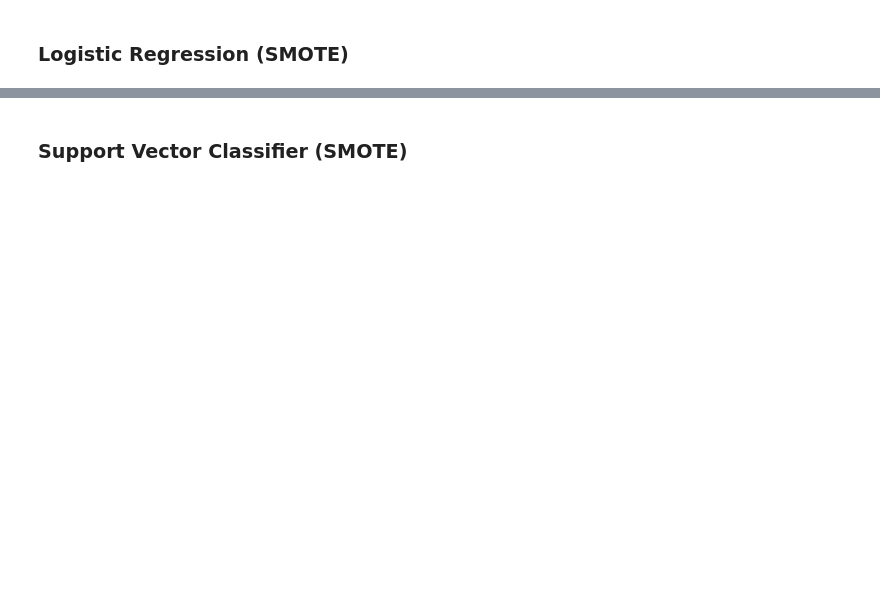
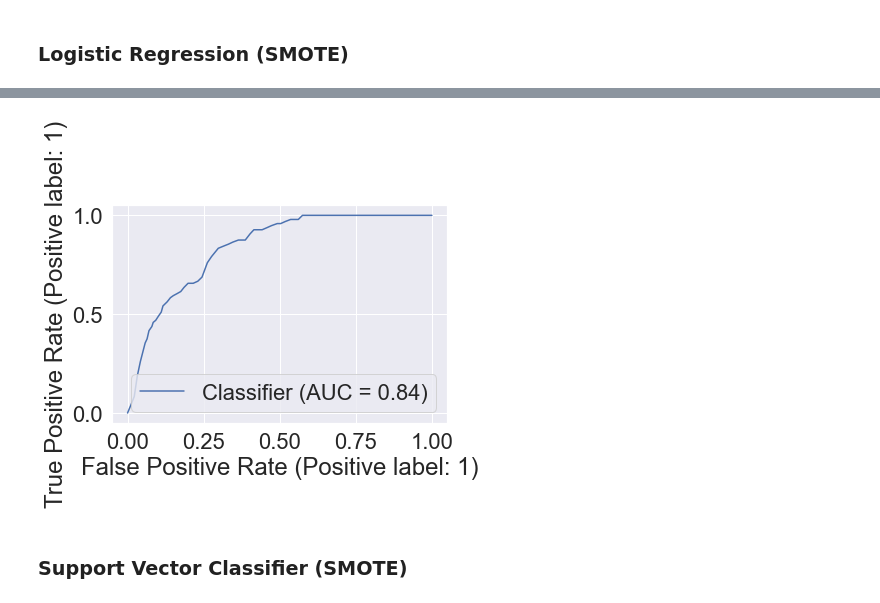
Before and after one commit to KyleSukley/StrokeData, a Jupyter notebook: StrokeData.ipynb, the cells around one changed output, grey strips where cells are left out. Saved outputs shown, nothing was run; the diff lists cells and outputs as text; code cells hidden in the pictures; blank space fills up the shorter version.

```diff
--- a/StrokeData.ipynb
+++ b/StrokeData.ipynb
@@ -737,3 +764,10 @@ weighted avg       0.93      0.74      0.81      1686
+# %%
+y_pred = SMOTE_BEST_LOGIT.decision_function(X_test_cleaned)
+# %%
+RocCurveDisplay.from_predictions(y_test, y_pred)
+plt.show()
+# %% [output]
+[figure, added]
 # %% [markdown]
 ### Support Vector Classifier (SMOTE)
 # %%
```
Also changed, not shown: parts of 46 cells of this notebook.
